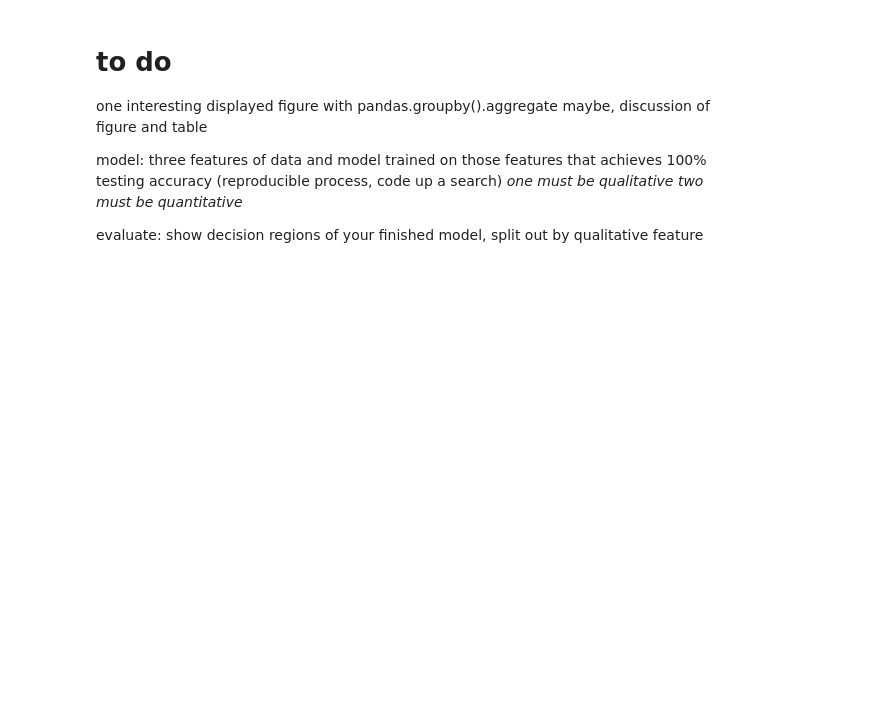
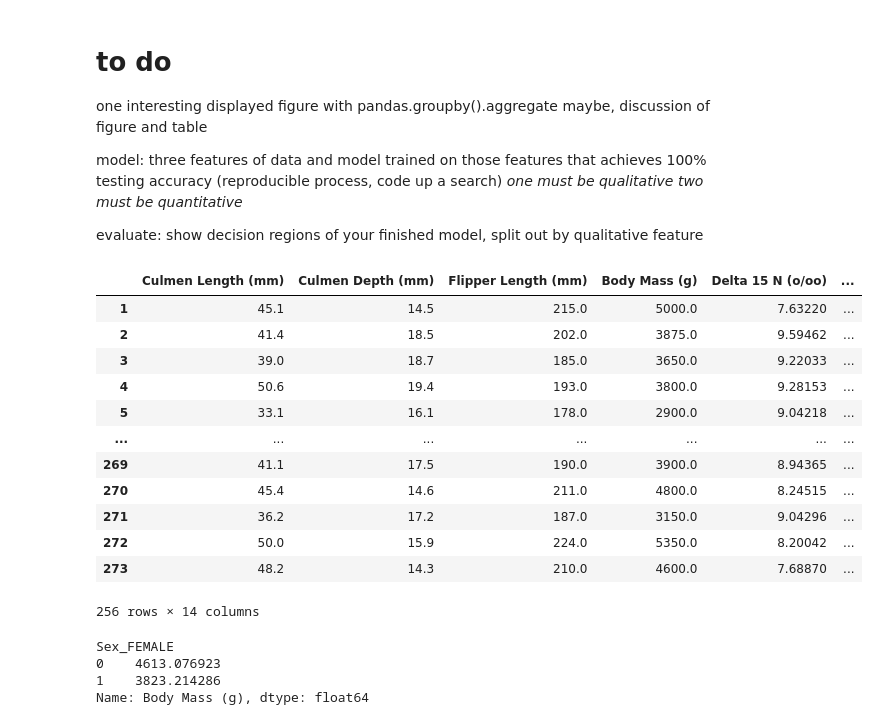
Before and after one commit to bridgetulian/bridgetulian.github.io, a Jupyter notebook: Palmer_Penguins_Blog.ipynb, the cells around one changed output. Cells and saved outputs as stored; diff of their text form; code cells hidden in the pictures; blank space fills up the shorter version.

```diff
--- a/Palmer_Penguins_Blog.ipynb
+++ b/Palmer_Penguins_Blog.ipynb
@@ -119,3 +122,28 @@ model: three features of data and model trained on those features that achieves
 *two must be quantitative*
 
 evaluate: show decision regions of your finished model, split out by qualitative feature
+# %%
+X_train
+# %% [output]
+|  | Culmen Length (mm) | Culmen Depth (mm) | Flipper Length (mm) | Body Mass (g) | Delta 15 N (o/oo) | ... |
+| 1 | 45.1 | 14.5 | 215.0 | 5000.0 | 7.63220 | ... |
+| 2 | 41.4 | 18.5 | 202.0 | 3875.0 | 9.59462 | ... |
+| 3 | 39.0 | 18.7 | 185.0 | 3650.0 | 9.22033 | ... |
+| 4 | 50.6 | 19.4 | 193.0 | 3800.0 | 9.28153 | ... |
+| 5 | 33.1 | 16.1 | 178.0 | 2900.0 | 9.04218 | ... |
+| ... | ... | ... | ... | ... | ... | ... |
+| 269 | 41.1 | 17.5 | 190.0 | 3900.0 | 8.94365 | ... |
+| 270 | 45.4 | 14.6 | 211.0 | 4800.0 | 8.24515 | ... |
+| 271 | 36.2 | 17.2 | 187.0 | 3150.0 | 9.04296 | ... |
+| 272 | 50.0 | 15.9 | 224.0 | 5350.0 | 8.20042 | ... |
+| 273 | 48.2 | 14.3 | 210.0 | 4600.0 | 7.68870 | ... |
+256 rows × 14 columns
+# %%
+#one interesting displayed table w/ pandas.groupby().aggregate, discussion of figure/table
+
+X_train.groupby('Sex_FEMALE')['Body Mass (g)'].mean()
+# %% [output]
+Sex_FEMALE
+0    4613.076923
+1    3823.214286
+Name: Body Mass (g), dtype: float64
```
Also changed, not shown: parts of 4 cells of this notebook, 7 other files.
